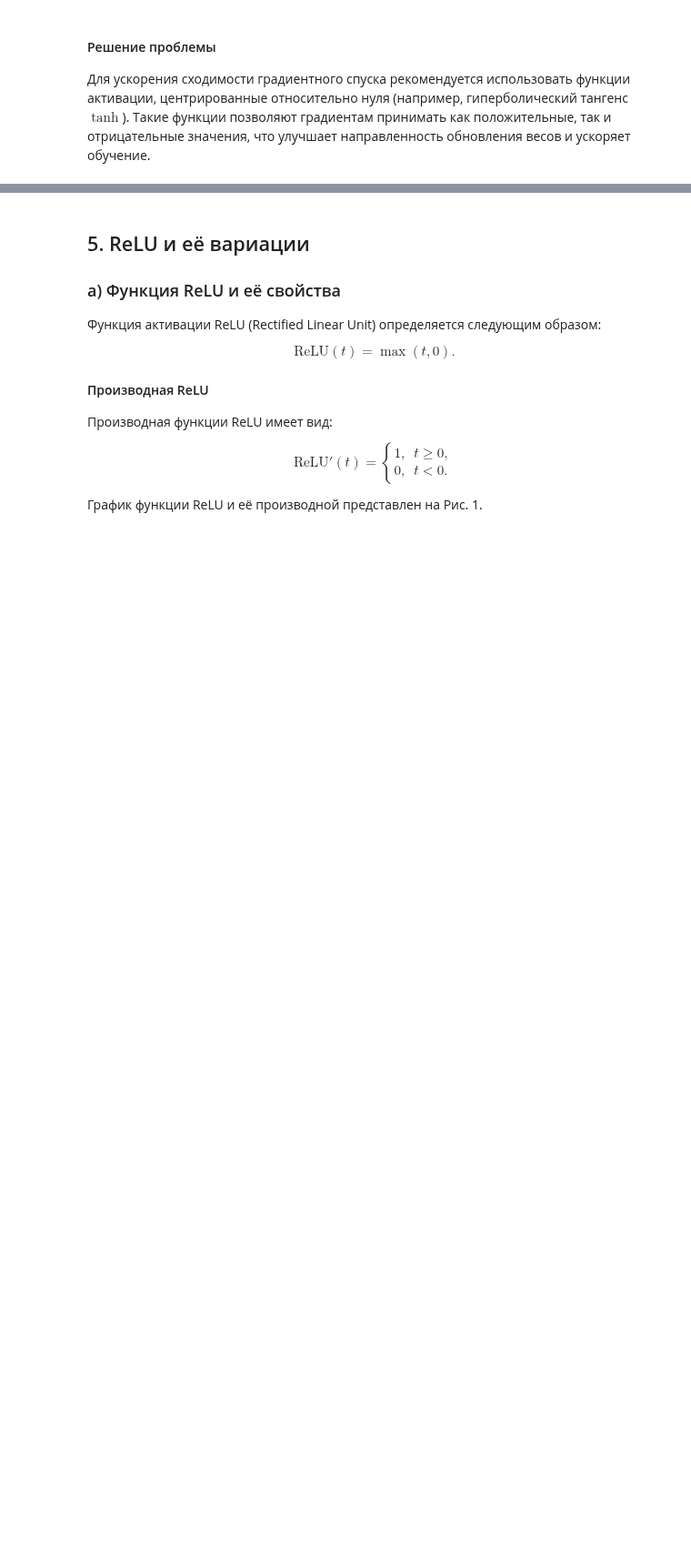
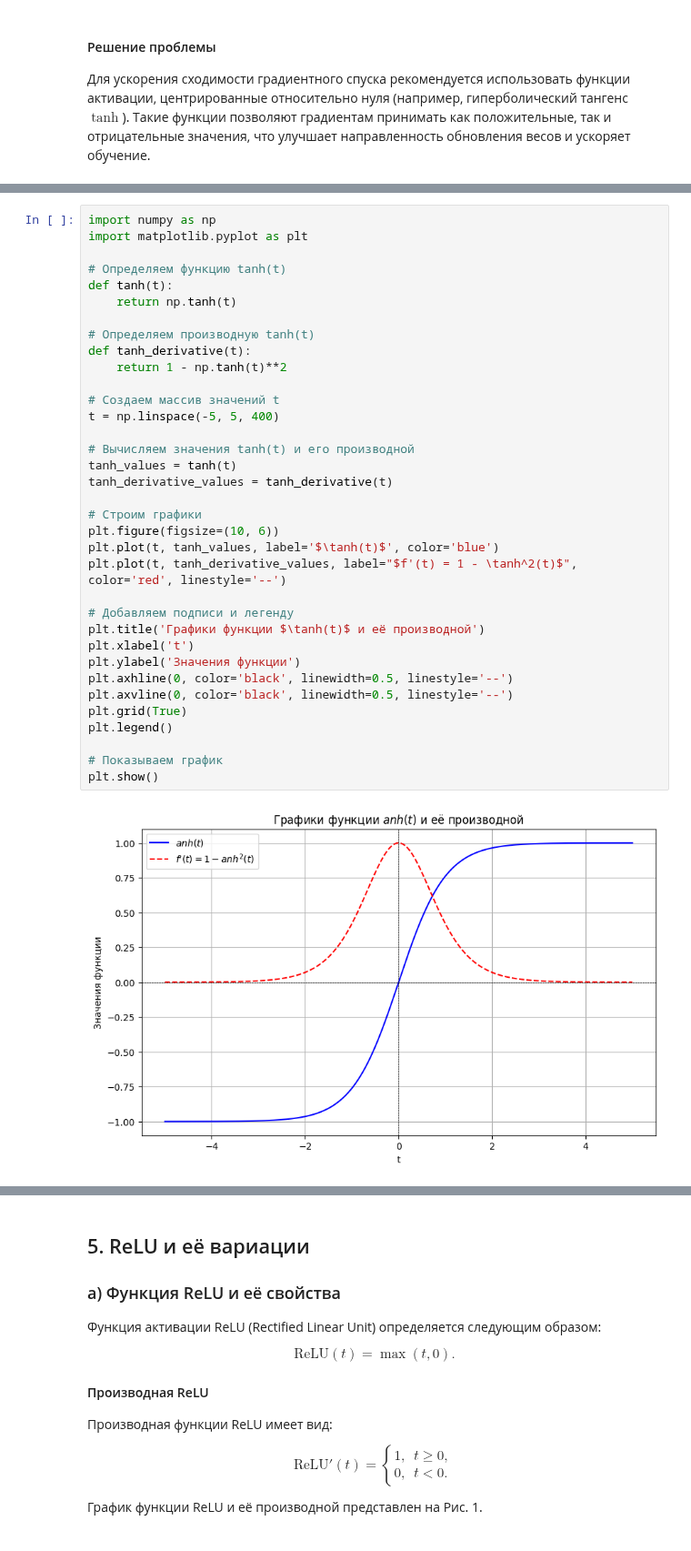
Before and after one commit to Fairim/ABC_DataMining, a Jupyter notebook: DL/3_Функции_активации_в_нейронных_сетях.ipynb, the cells around one changed output, grey strips where cells are left out. Shown at 91% size. Saved outputs shown, nothing was run; the diff lists cells and outputs as text; blank space fills up the shorter version.

```diff
--- a/DL/3_Функции_активации_в_нейронных_сетях.ipynb
+++ b/DL/3_Функции_активации_в_нейронных_сетях.ipynb
@@ -752,0 +719,37 @@ $$
+# %%
+import numpy as np
+import matplotlib.pyplot as plt
+
+# Определяем функцию tanh(t)
+def tanh(t):
+    return np.tanh(t)
+
+# Определяем производную tanh(t)
+def tanh_derivative(t):
+    return 1 - np.tanh(t)**2
+
+# Создаем массив значений t
+t = np.linspace(-5, 5, 400)
+
+# Вычисляем значения tanh(t) и его производной
+tanh_values = tanh(t)
+tanh_derivative_values = tanh_derivative(t)
+
+# Строим графики
+plt.figure(figsize=(10, 6))
+plt.plot(t, tanh_values, label='$\tanh(t)$', color='blue')
+plt.plot(t, tanh_derivative_values, label="$f'(t) = 1 - \tanh^2(t)$", color='red', linestyle='--')
+
+# Добавляем подписи и легенду
+plt.title('Графики функции $\tanh(t)$ и её производной')
+plt.xlabel('t')
+plt.ylabel('Значения функции')
+plt.axhline(0, color='black', linewidth=0.5, linestyle='--')
+plt.axvline(0, color='black', linewidth=0.5, linestyle='--')
+plt.grid(True)
+plt.legend()
+
+# Показываем график
+plt.show()
+# %% [output]
+[figure, added]
```
Also changed, not shown: parts of 12 cells of this notebook.
